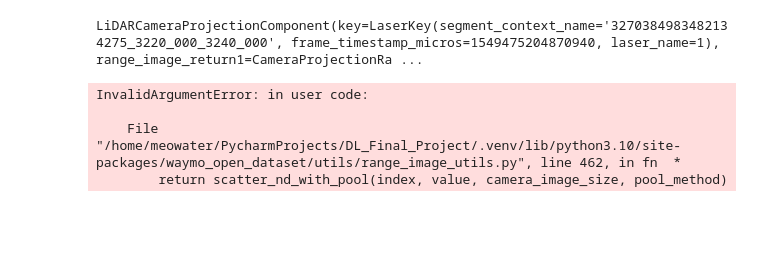
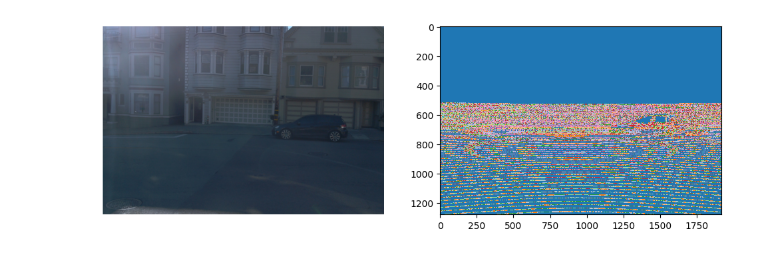
Before and after one commit to felixgalindo/CS-7643-Final-Project, a Jupyter notebook: visualize_lidar_data.ipynb, the cells around one changed output. Drawn from its saved outputs; the diff is of its cells as text; code cells hidden in the pictures; blank space fills up the shorter version.

Commit message:
Minor changes to scripts that help with visualization.

```diff
--- a/visualize_lidar_data.ipynb
+++ b/visualize_lidar_data.ipynb
@@ -76,4 +65,6 @@ projections_df = read('lidar_camera_projection', context_name)
 # %%
+_, r_cam = next(iter(cam_img_df.iterrows()))
+curr_image = v2.CameraImageComponent.from_dict(r_cam)
 
 _, r_lidar = next(iter(lidar_df.iterrows()))
 lidar = v2.LiDARComponent.from_dict(r_lidar)
@@ -81,11 +72,8 @@ lidar = v2.LiDARComponent.from_dict(r_lidar)
 _, r_project = next(iter(projections_df.iterrows()))
 projections = v2.LiDARCameraProjectionComponent.from_dict(r_project)
 
+_, r_cam_config = next(iter(camera_calib_df.iterrows()))
+cam_config = v2.CameraCalibrationComponent.from_dict(r_cam_config)
 
-
-# lidar = v2.LiDARComponent.from_dict(r)
-# lidar_calib = v2.LiDARCalibrationComponent.from_dict(r)
-# camera_calib = v2.CameraCalibrationComponent.from_dict(r)
-# # lidar_pose = v2.LiDARPoseComponent.from_dict(r)
-# vehicle_pose = v2.VehiclePoseComponent.from_dict(r)
-# camera_project = v2.LiDARCameraProjectionComponent.from_dict(r)
+_, r_lidar_config = next(iter(lidar_calib_df.iterrows()))
+lidar_config = v2.LiDARCalibrationComponent.from_dict(r_lidar_config)
@@ -98,22 +80,32 @@ lidar_config = v2.LiDARCalibrationComponent.from_dict(r_lidar_config)
-# %%
-print(projections)
-# %% [output]
-LiDARCameraProjectionComponent(key=LaserKey(segment_context_name='3270384983482134275_3220_000_3240_000', frame_timestamp_micros=1549475204870940, laser_name=1), range_image_return1=CameraProjectionRa ...
 # %%
 
 lidar_coords = lidar_utils.convert_range_image_to_cartesian(lidar.range_image_return1, lidar_config)
 lidar_coords = tf.expand_dims(lidar_coords, axis=0)
 camera_extrinsic = get_extrinsic(cam_config)
 
-camera_image_size = [cam_config.width, cam_config.height]
+camera_image_size = [cam_config.height, cam_config.width]
 test2 = projections.range_image_return1.tensor
 test2 = tf.expand_dims(test2, axis=0)
+
 test = build_camera_depth_image(lidar_coords, camera_extrinsic,
                                 camera_projection=test2,
                                 camera_image_size=camera_image_size,
                                 camera_name=1)
-# %% [output]
-InvalidArgumentError: in user code:
-
-    File "/home/meowater/PycharmProjects/DL_Final_Project/.venv/lib/python3.10/site-packages/waymo_open_dataset/utils/range_image_utils.py", line 462, in fn  *
-        return scatter_nd_with_pool(index, value, camera_image_size, pool_method)
+# %%
+# Ensure the pixel values are in the valid range [0, 1]
+
+
+test_img = tf.squeeze(test, axis=0)
+img_array = test_img.numpy()
+
+fig, (ax1, ax2) = plt.subplots(1, 2, figsize=(12,5))
+ax1.imshow(tf.image.decode_jpeg(curr_image.image, ))
+# ax1.grid(False)
+ax1.axis('off')
+
+ax2.imshow(img_array, cmap='tab20', vmin=0, vmax=1.5)
+# ax2.grid(False)
+# ax2.axis('off')
+plt.show()
+# %% [output]
+[figure, added]
```
Also changed, not shown: parts of 4 cells of this notebook, 2 other files.
